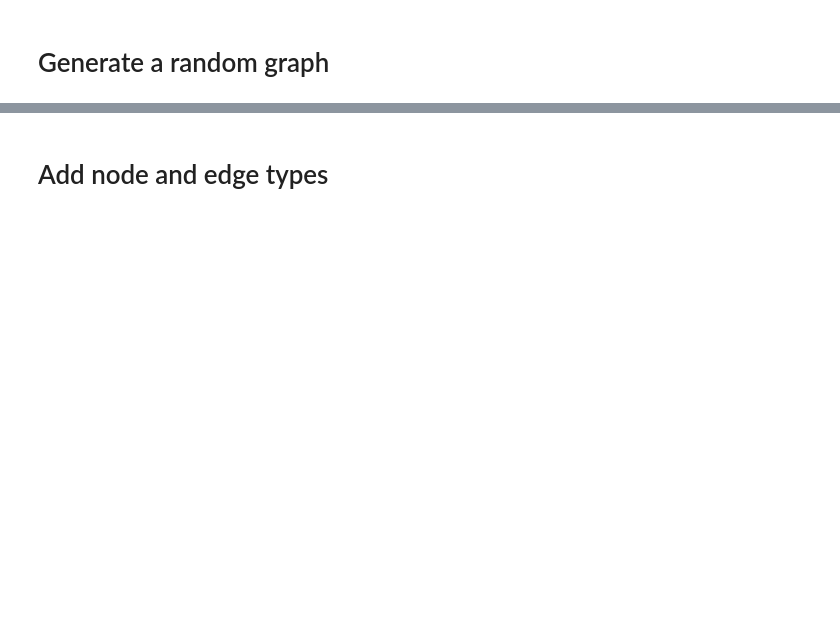
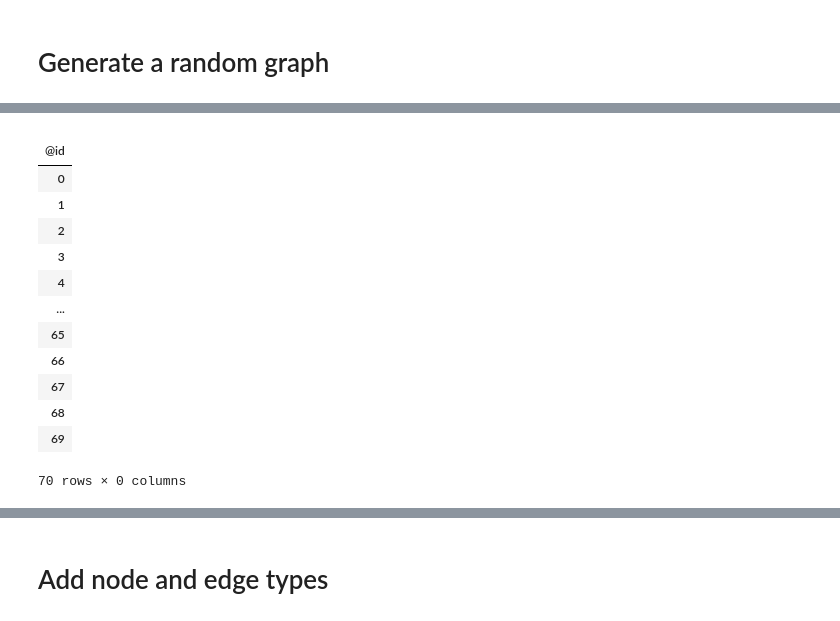
Before and after one commit to BlueBrain/BlueGraph, a Jupyter notebook: examples/PGFrames demo + sematic encoding.ipynb, the cells around one changed output, grey strips where cells are left out. Drawn from its saved outputs; the diff is of its cells as text; code cells hidden in the pictures; blank space fills up the shorter version.

```diff
--- a/examples/PGFrames demo + sematic encoding.ipynb
+++ b/examples/PGFrames demo + sematic encoding.ipynb
@@ -62,0 +44,17 @@ MultiIndex([( 0,  2),
+# %%
+graph_frame._nodes
+# %% [output]
+|  |
+| @id |
+| 0 |
+| 1 |
+| 2 |
+| 3 |
+| 4 |
+| ... |
+| 65 |
+| 66 |
+| 67 |
+| 68 |
+| 69 |
+70 rows × 0 columns
```
Also changed, not shown: parts of 12 cells of this notebook, 2 other files.
